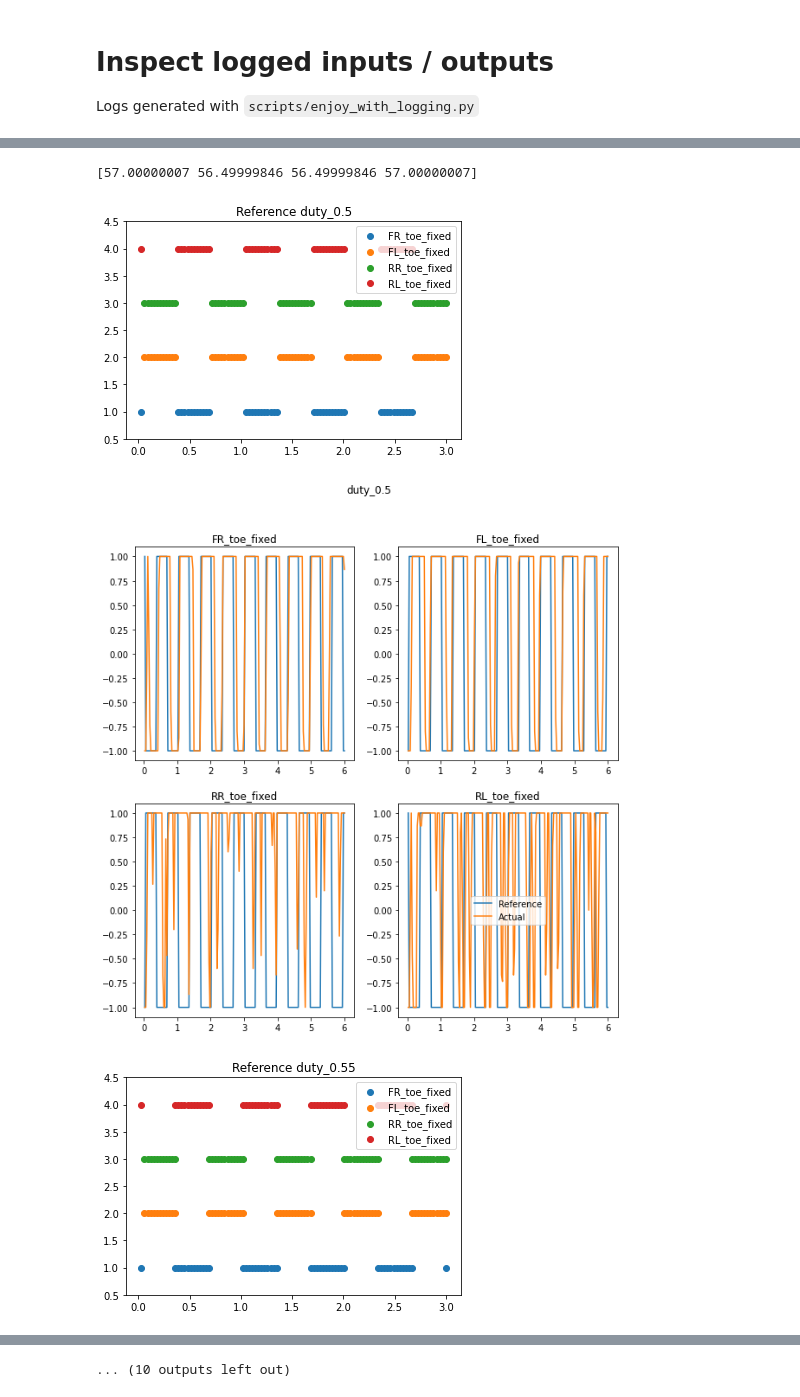
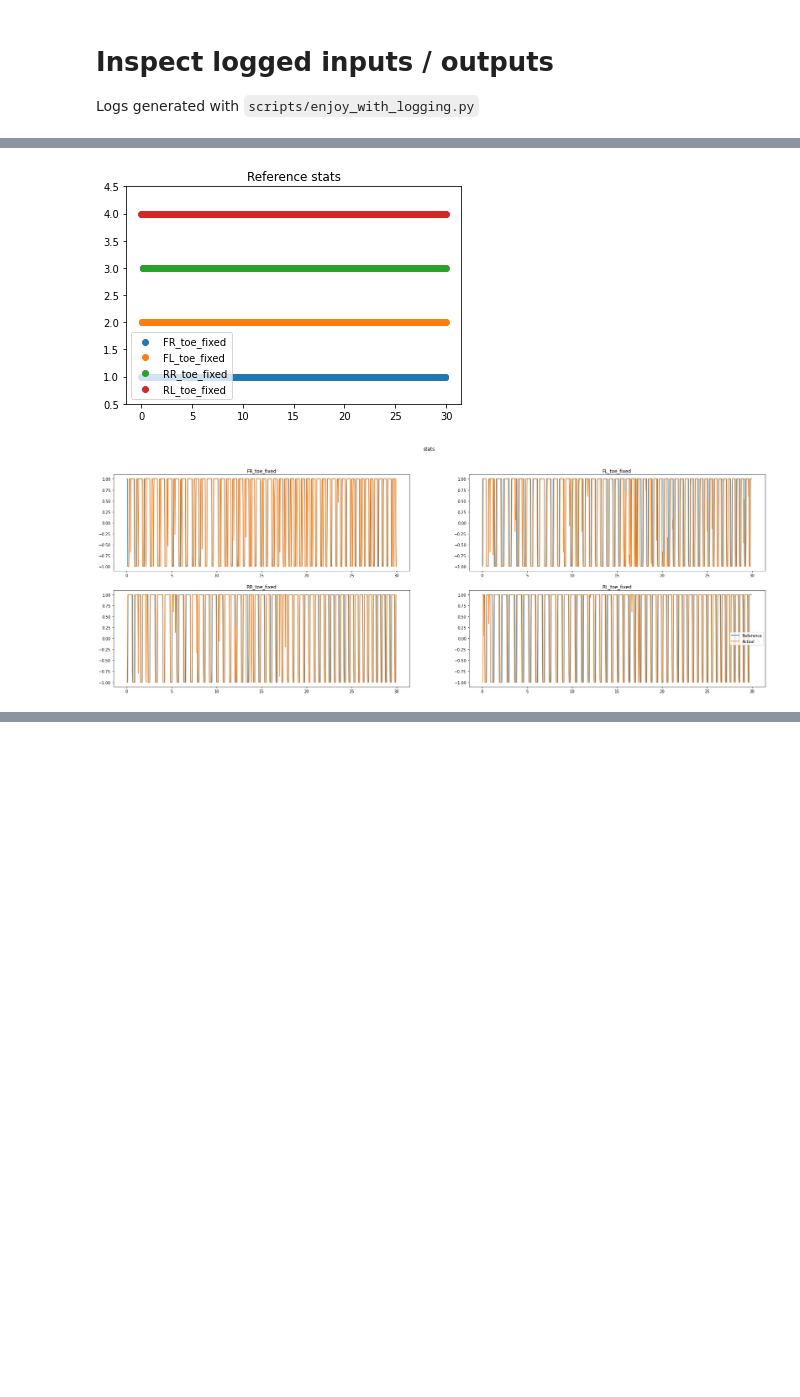
Before and after one commit to mcx-lab/rl-baselines3-zoo, a Jupyter notebook: notebooks/inspect_stats.ipynb, the cells around one changed output, grey strips where cells are left out. Saved outputs shown, nothing was run; the diff lists cells and outputs as text; code cells hidden in the pictures; blank space fills up the shorter version.

```diff
--- a/notebooks/inspect_stats.ipynb
+++ b/notebooks/inspect_stats.ipynb
@@ -46,10 +47,11 @@ def load_normalizer(model_dir):
         normalizer = pickle.load(file)
     return normalizer
 # %%
-model_dir = project_dir / 'logs/trot_rew_fn_experiments' / 'ppo' / 'A1GymEnv-v0_8'
+model_dir = project_dir / 'logs/locomotion_baselines' / 'ppo' / 'A1GymEnv-v0_6'
 stats_dirs = [
-    model_dir / 'test_var_duty' / f'duty_{duty}' \
-        for duty in (0.5, 0.55, 0.6, 0.65, 0.7, 0.75, 0.8, 0.85)
+    model_dir / 'stats'
+    # model_dir / 'test_var_duty' / f'duty_{duty}' \
+    #     for duty in (0.5, 0.55, 0.6, 0.65, 0.7, 0.75, 0.8, 0.85)
 ]
 # stats_dir1 = model_dir / 'experiments' / 'vary_freq' / 'train_1.0Hz_test_1.0Hz_alpha_10.0'
 # stats_dir2 = model_dir / 'experiments' / 'vary_freq' / 'train_1.0Hz_test_2.0Hz'
@@ -57,13 +59,15 @@ stats_dirs = [
 statss = [load_robot_states(sd) for sd in stats_dirs]
 normalizer = load_normalizer(model_dir)
 
+NUM_TIMESTEPS = 999
+
 def plot_foot_contact_sequence(stats, stats_dir, normalizer):
     import matplotlib.pyplot as plt
 
     time = stats[0]
     nn_obs = stats[4]
     raw_obs = normalizer.unnormalize_obs(nn_obs)
-    ref_foot_contacts = raw_obs[:, 0, -4:]
+    ref_foot_contacts = raw_obs[:, 0, 46:50]
     act_foot_contacts = (0.03 - 2 * stats[3]) / 0.03
     # Every cycle will result in an overall +4 to the absolute difference of consec. terms
     num_cycles = np.sum(np.abs(ref_foot_contacts[:-1] - ref_foot_contacts[1:]), axis=0) / 4
@@ -73,17 +77,17 @@ def plot_foot_contact_sequence(stats, stats_dir, normalizer):
     plt.title(f"Reference {stats_dir.name}")
     plt.ylim(0.5, 4.5)
     for i in range(4):
-        plt.scatter(time[:100], ref_foot_contacts[:100, i] * (i+1), label = foot_names[i])
+        plt.scatter(time[:NUM_TIMESTEPS], ref_foot_contacts[:NUM_TIMESTEPS, i] * (i+1), label = foot_names[i])
     plt.legend()
 
 
-    fig, ax = plt.subplots(2,2, figsize=(10,10))
+    fig, ax = plt.subplots(2,2, figsize=(30,10))
     fig.suptitle(stats_dir.name)
     idxes = [(0,0), (0,1), (1,0), (1,1)]
     for i in range(4):
         ax[idxes[i]].set_title(f"{foot_names[i]}")
-        ax[idxes[i]].plot(time[:200], ref_foot_contacts[:200, i], label = 'Reference')
-        ax[idxes[i]].plot(time[:200], act_foot_contacts[:200, i], label = 'Actual')
+        ax[idxes[i]].plot(time[:NUM_TIMESTEPS], ref_foot_contacts[:NUM_TIMESTEPS, i], label = 'Reference')
+        ax[idxes[i]].plot(time[:NUM_TIMESTEPS], act_foot_contacts[:NUM_TIMESTEPS, i], label = 'Actual')
         plt.legend()
 
 for stats, stats_dir in zip(statss, stats_dirs):
@@ -136,4 +104,2 @@ WARNING:matplotlib.legend:No handles with labels found to put in legend.
-[57.00000007 56.49999846 56.49999846 57.00000007]
-[figure, old version]
+[figure, new version]
-[figure, old version]
+[figure, new version]
-[figure, removed]
@@ -143 +105,0 @@ WARNING:matplotlib.legend:No handles with labels found to put in legend.
-... (10 outputs left out)
```
Also changed, not shown: parts of 4 cells of this notebook, 3 other files.
